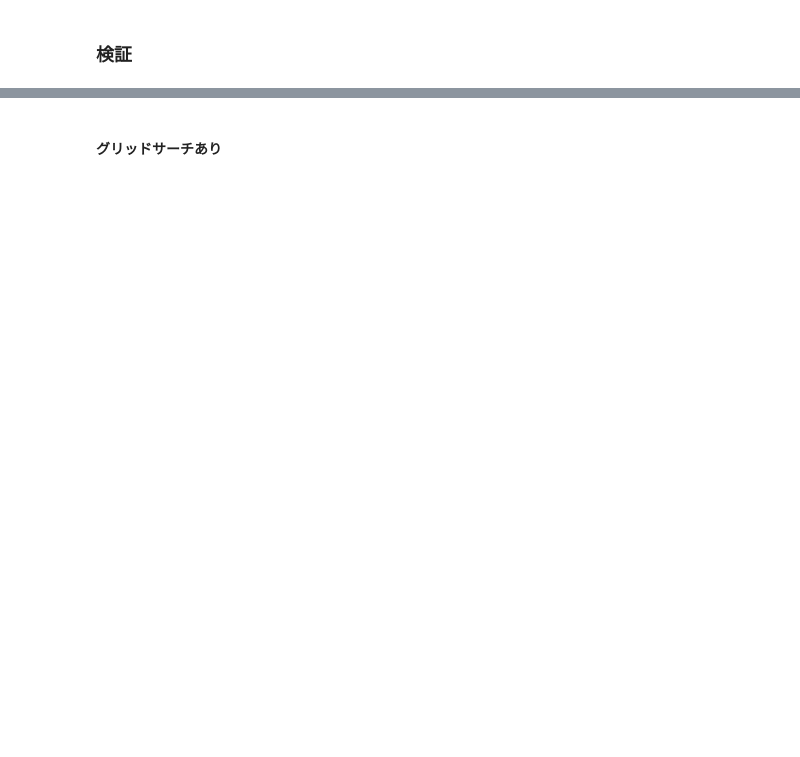
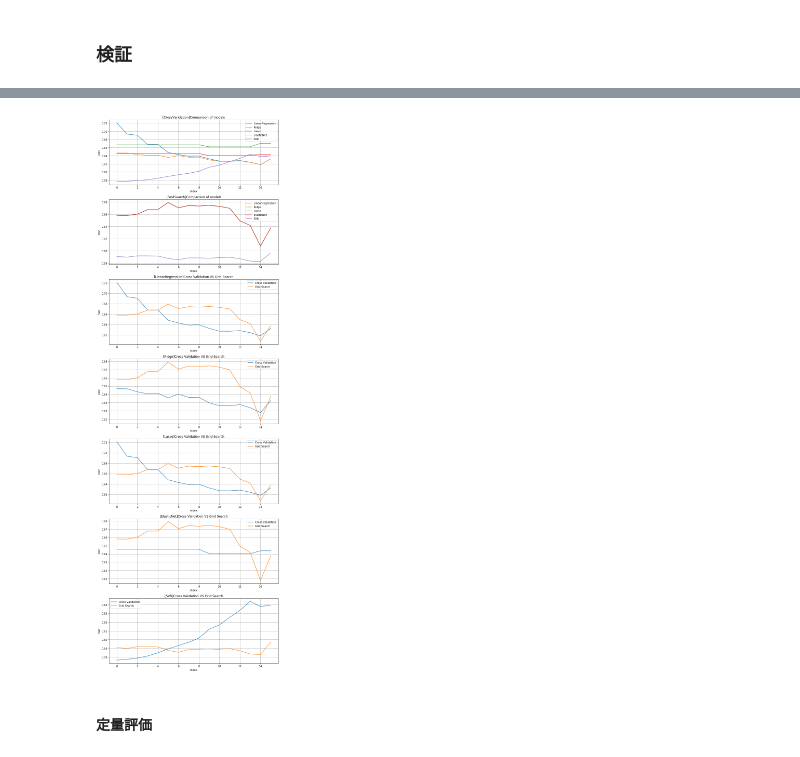
Before and after one commit to kusafusa-k/kaggle, a Jupyter notebook: Car_Fuel_Consumption/DAY2_work_草房慶.ipynb, the cells around one changed output, grey strips where cells are left out. Cells and saved outputs as stored; diff of their text form; code cells hidden in the pictures; blank space fills up the shorter version.

```diff
--- a/Car_Fuel_Consumption/DAY2_work_草房慶.ipynb
+++ b/Car_Fuel_Consumption/DAY2_work_草房慶.ipynb
@@ -484,2 +564,75 @@ fig.show()
+# %%
+# 説明変数毎の精度
+min_cv_mae = {}
+min_cv_model = {}
+min_gs_mae = {}
+min_gs_model = {}
+best_gs_best_params = {}
+bestl_gs_best_score = {}
+
+for i in final_cv_mae:
+    min_cv_mae[i] = min(final_cv_mae[i].values())
+    min_cv_model[i] = [k for k, v in final_cv_mae[i].items() if v == min_cv_mae[i]]
+
+    min_gs_mae[i] = min(final_gs_mae[i].values())
+    min_gs_model[i] = [k for k, v in final_gs_mae[i].items() if v == min_gs_mae[i]]
+    best_gs_best_params[i] = final_gs_best_params[i][min_gs_model[i][0]]
+    bestl_gs_best_score[i] = final_gs_best_score[i][min_gs_model[i][0]]
+# %%
+graph_num = 7
+fig, ax = plt.subplots(graph_num, 1, figsize=(10, 30))
+
+# モデル毎の比較（クロスバリデーション法）
+ax[0].set_title('[CrossVaridation]Comparison of models')
+ax[0].plot(lenearregression_cv_mae.keys(), lenearregression_cv_mae.values(), label='LinearRegression')
+ax[0].plot(ridge_cv_mae.keys(), ridge_cv_mae.values(), label='Ridge')
+ax[0].plot(lasso_cv_mae.keys(), lasso_cv_mae.values(), label='Lasso')
+ax[0].plot(elasticnet_cv_mae.keys(), elasticnet_cv_mae.values(), label='ElasticNet')
+ax[0].plot(svr_cv_mae.keys(), svr_cv_mae.values(), label='SVR')
+
+# モデル毎の比較（グリッドサーチ法）
+ax[1].set_title('[GridSearch]Comparison of models')
+ax[1].plot(lenearregression_gs_mae.keys(), lenearregression_gs_mae.values(), label='LinearRegression')
+ax[1].plot(ridge_gs_mae.keys(), ridge_gs_mae.values(), label='Ridge')
+ax[1].plot(lasso_gs_mae.keys(), lasso_gs_mae.values(), label='Lasso')
+ax[1].plot(elasticnet_gs_mae.keys(), elasticnet_gs_mae.values(), label='ElasticNet')
+ax[1].plot(svr_gs_mae.keys(), svr_gs_mae.values(), label='SVR')
+
+# クロスバリデーション法とグリッドサーチ法の比較(LinearRegression)
+ax[2].set_title('[LinearRegression]Cross Validation VS Grid Search')
+ax[2].plot(lenearregression_cv_mae.keys(), lenearregression_cv_mae.values(), label='Cross Validation')
+ax[2].plot(lenearregression_gs_mae.keys(), lenearregression_gs_mae.values(), label='Grid Search')
+
+# クロスバリデーション法とグリッドサーチ法の比較(Ridge)
+ax[3].set_title('[Ridge]Cross Validation VS Grid Search')
+ax[3].plot(ridge_cv_mae.keys(), ridge_cv_mae.values(), label='Cross Validation')
+ax[3].plot(ridge_gs_mae.keys(), ridge_gs_mae.values(), label='Grid Search')
+
+# クロスバリデーション法とグリッドサーチ法の比較(Lasso)
+ax[4].set_title('[Lasso]Cross Validation VS Grid Search')
+ax[4].plot(lenearregression_cv_mae.keys(), lenearregression_cv_mae.values(), label='Cross Validation')
+ax[4].plot(lenearregression_gs_mae.keys(), lenearregression_gs_mae.values(), label='Grid Search')
+
+# クロスバリデーション法とグリッドサーチ法の比較(ElasticNet)
+ax[5].set_title('[ElasticNet]Cross Validation VS Grid Search')
+ax[5].plot(elasticnet_cv_mae.keys(), elasticnet_cv_mae.values(), label='Cross Validation')
+ax[5].plot(elasticnet_gs_mae.keys(), elasticnet_gs_mae.values(), label='Grid Search')
+
+# クロスバリデーション法とグリッドサーチ法の比較(SVR)
+ax[6].set_title('[SVR]Cross Validation VS Grid Search')
+ax[6].plot(svr_cv_mae.keys(), svr_cv_mae.values(), label='Cross Validation')
+ax[6].plot(svr_gs_mae.keys(), svr_gs_mae.values(), label='Grid Search')
+
+for i in range(graph_num):
+    ax[i].set_xlabel('index')
+    ax[i].set_ylabel('mae')
+    ax[i].grid(which='major',color='black',linestyle=':')
+    ax[i].grid(which='minor',color='black',linestyle=':')
+    ax[i].legend()
+
+fig.tight_layout()
+fig.show()
+# %% [output]
+[figure, added]
 # %% [markdown]
-#### グリッドサーチあり
+#### 定量評価
```
Also changed, not shown: parts of 24 cells of this notebook.
